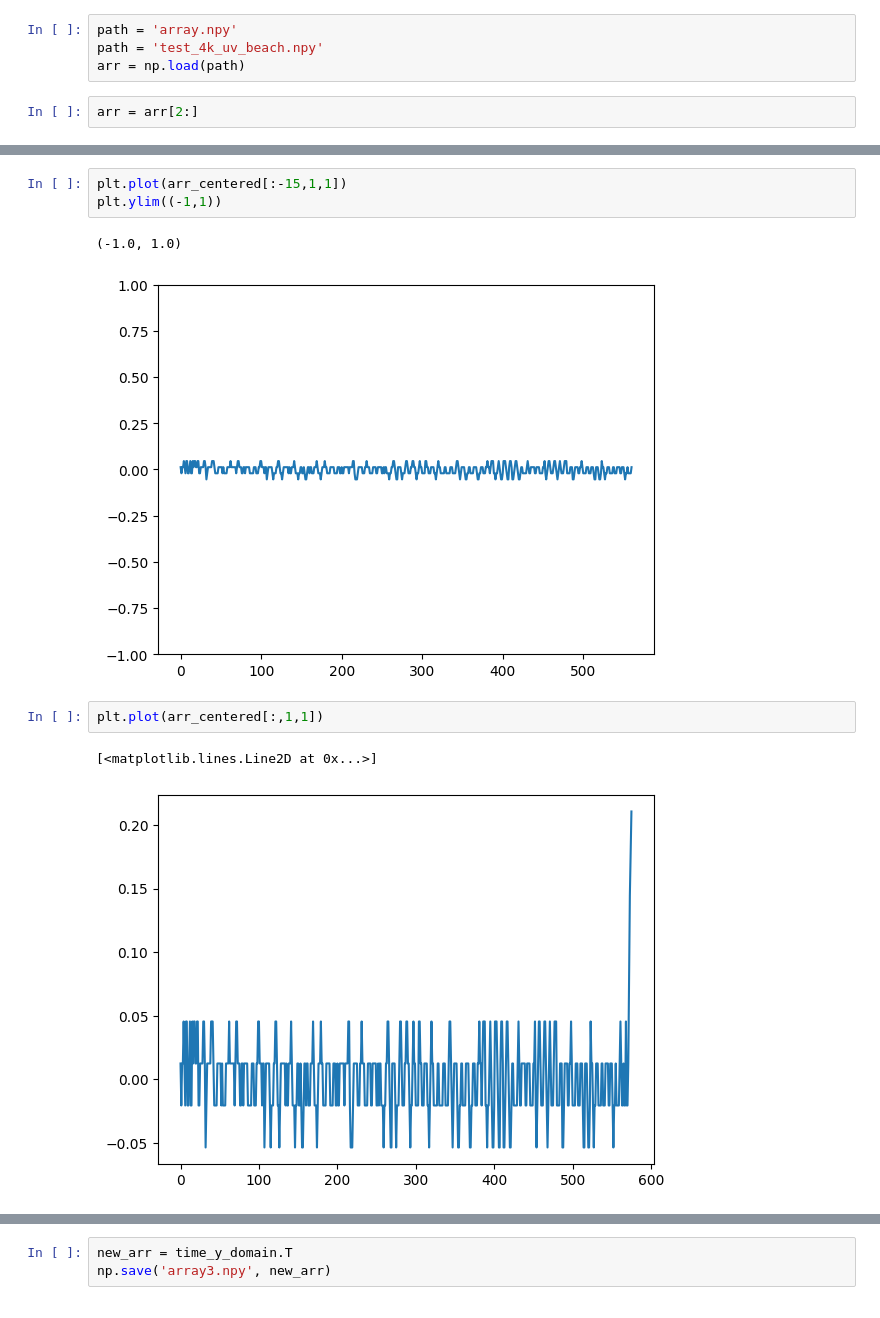
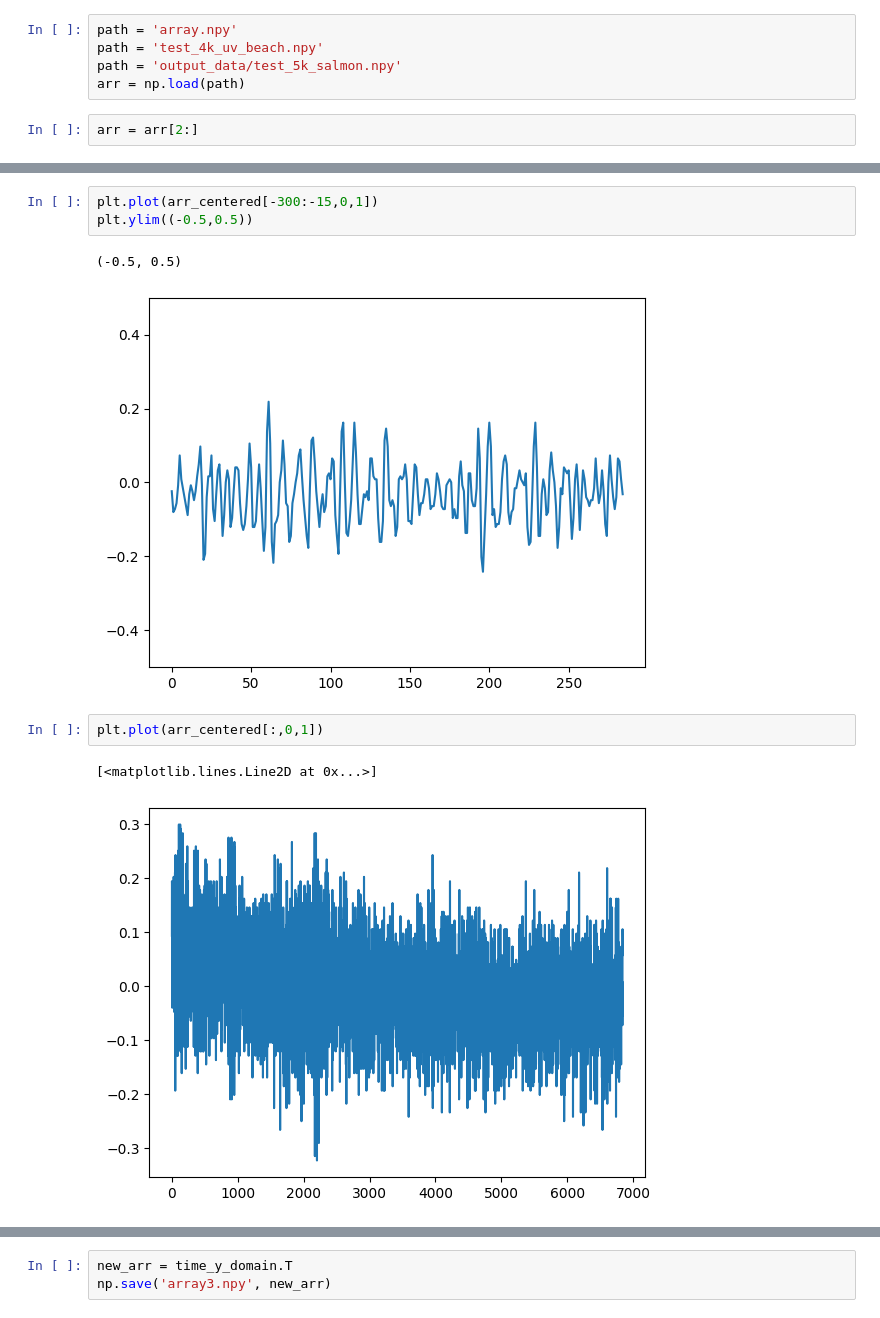
Before and after one commit to gordoncd/vidWFT, a Jupyter notebook: waves-analysis-05-28-2024.ipynb, the cells around one changed output, grey strips where cells are left out. Saved outputs shown, nothing was run; the diff lists cells and outputs as text.

```diff
--- a/waves-analysis-05-28-2024.ipynb
+++ b/waves-analysis-05-28-2024.ipynb
@@ -6,6 +6,7 @@ from matplotlib import pyplot as plt
 # %%
 path = 'array.npy'
 path = 'test_4k_uv_beach.npy'
+path = 'output_data/test_5k_salmon.npy'
 arr = np.load(path)
 # %%
 arr = arr[2:]
@@ -57,14 +56,14 @@ print(arr_centered)
 # %%
-plt.plot(arr_centered[:-15,1,1])
-plt.ylim((-1,1))
+plt.plot(arr_centered[-300:-15,0,1])
+plt.ylim((-0.5,0.5))
 # %% [output]
-(-1.0, 1.0)
+(-0.5, 0.5)
-[figure, old version]
+[figure, new version]
 # %%
-plt.plot(arr_centered[:,1,1])
+plt.plot(arr_centered[:,0,1])
 # %% [output]
 [<matplotlib.lines.Line2D at 0x...>]
-[figure, old version]
+[figure, new version]
 # %%
 arr_time = np.arange(arr_centered.shape[0])/6
 print(arr_time[0:10])
```
Also changed, not shown: parts of 5 cells of this notebook, 28 other files.
